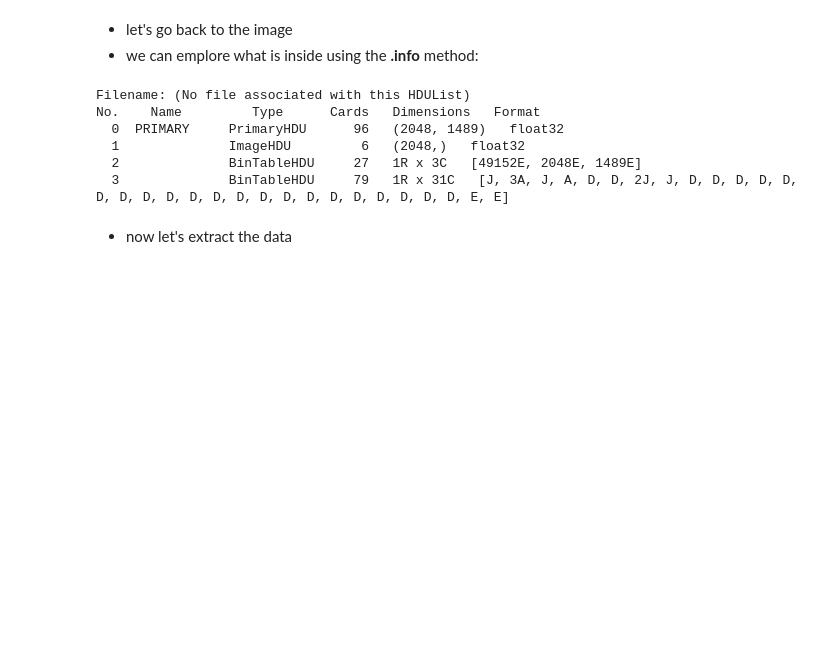
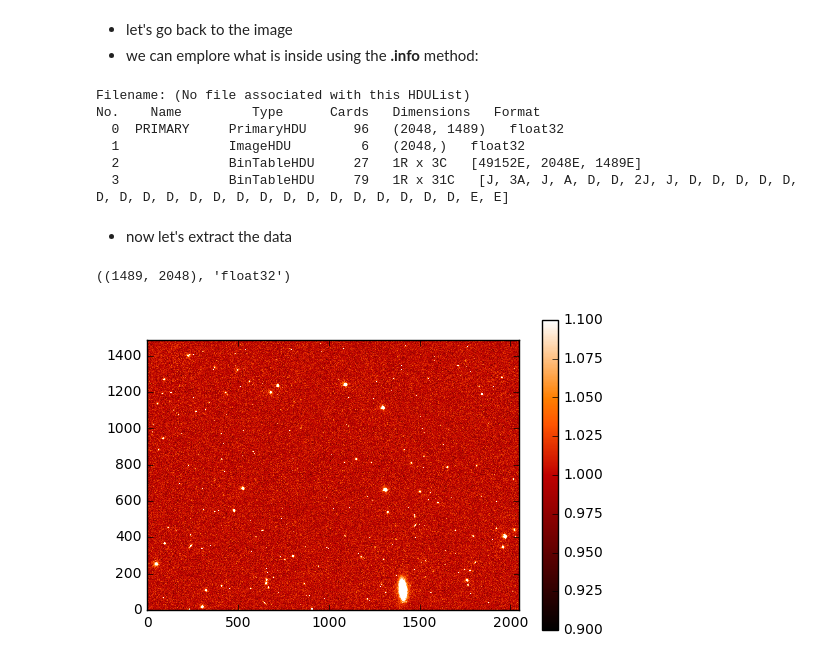
Before and after one commit to astrojarred/JarredsNotes, a Jupyter notebook: Lecture_Notes.ipynb, the cells around one changed output. Cells and saved outputs as stored; diff of their text form; code cells hidden in the pictures; blank space fills up the shorter version.

```diff
--- a/Lecture_Notes.ipynb
+++ b/Lecture_Notes.ipynb
@@ -2594,4 +2592,15 @@ No.    Name         Type      Cards   Dimensions   Format
   3              BinTableHDU     79   1R x 31C   [J, 3A, J, A, D, D, 2J, J, D, D, D, D, D, D, D, D, D, D, D, D, D, D, D, D, D, D, D, D, D, E, E]
 # %% [markdown]
 - now let's extract the data
+# %%
+header = hdulist[0].header
+data = hdulist[0].data #image in lst extension
+print (data.shape, data.dtype.name)
+
+import numpy as np
+plt.imshow(np.sqrt(data+1.),origin='lower', cmap='gist_heat', vmax=1.1,vmin=0.9)
+plt.colorbar();
+# %% [output]
+((1489, 2048), 'float32')
+[figure, added]
 # %%
```
Also changed, not shown: parts of 5 cells of this notebook.
